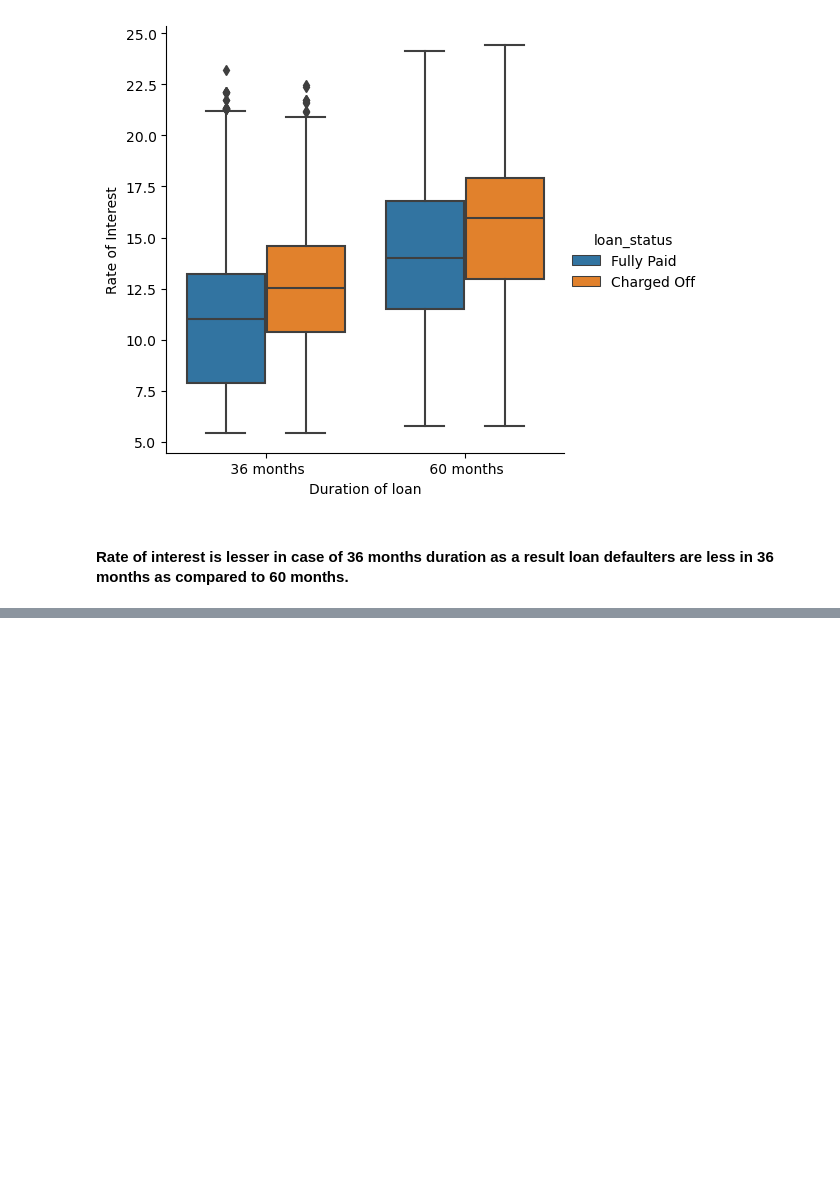
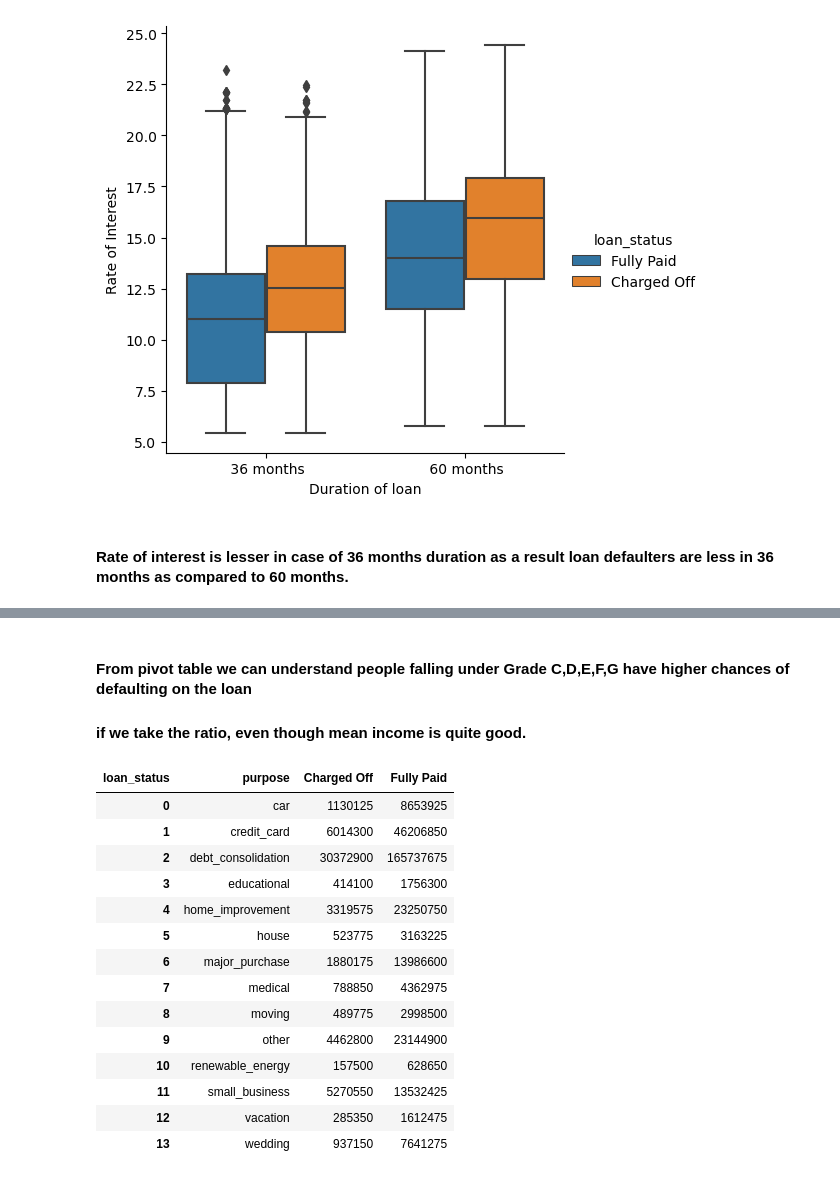
Before and after one commit to prashanthector/LendingClubCaseStudy, a Jupyter notebook: Group_Facilitator_PrashantKumarMisra.ipynb, the cells around one changed output, grey strips where cells are left out. Drawn from its saved outputs; the diff is of its cells as text; code cells hidden in the pictures; blank space fills up the shorter version.

Commit message:
pivot

```diff
--- a/Group_Facilitator_PrashantKumarMisra.ipynb
+++ b/Group_Facilitator_PrashantKumarMisra.ipynb
@@ -795,0 +822,23 @@ plt.show()
+# %% [markdown]
+#### From pivot table we can understand people falling under Grade C,D,E,F,G have higher chances of defaulting on the loan
+#### if we take the ratio, even though mean income is quite good.
+# %%
+pivot_table_sum = lending_df_filter.pivot_table(index='purpose', columns='loan_status', values='loan_amnt', aggfunc='sum').reset_index()
+from IPython.display import display
+display(pivot_table_sum)
+# %% [output]
+| loan_status | purpose | Charged Off | Fully Paid |
+| 0 | car | 1130125 | 8653925 |
+| 1 | credit_card | 6014300 | 46206850 |
+| 2 | debt_consolidation | 30372900 | 165737675 |
+| 3 | educational | 414100 | 1756300 |
+| 4 | home_improvement | 3319575 | 23250750 |
+| 5 | house | 523775 | 3163225 |
+| 6 | major_purchase | 1880175 | 13986600 |
+| 7 | medical | 788850 | 4362975 |
+| 8 | moving | 489775 | 2998500 |
+| 9 | other | 4462800 | 23144900 |
+| 10 | renewable_energy | 157500 | 628650 |
+| 11 | small_business | 5270550 | 13532425 |
+| 12 | vacation | 285350 | 1612475 |
+| 13 | wedding | 937150 | 7641275 |
```
Also changed, not shown: parts of 7 cells of this notebook.
